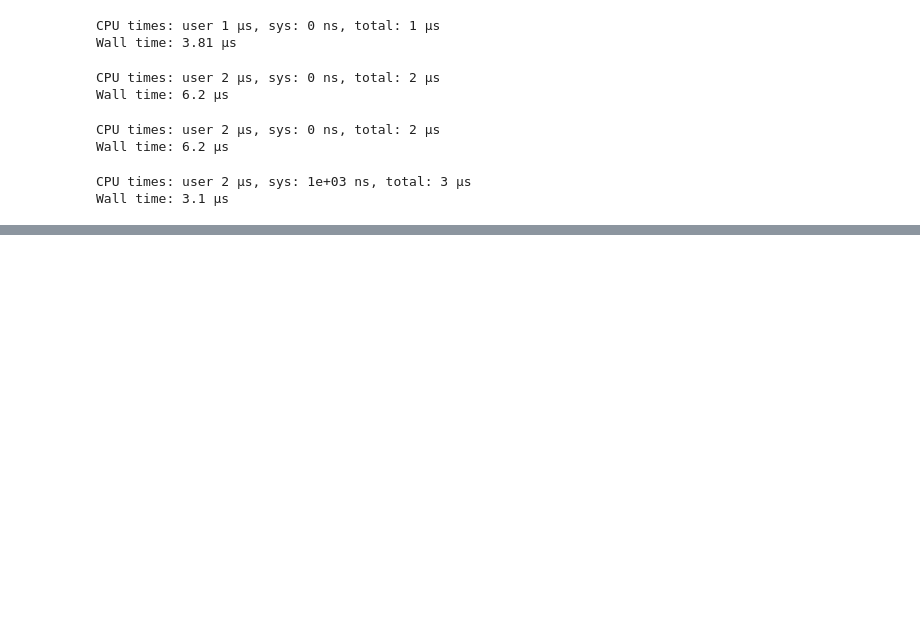
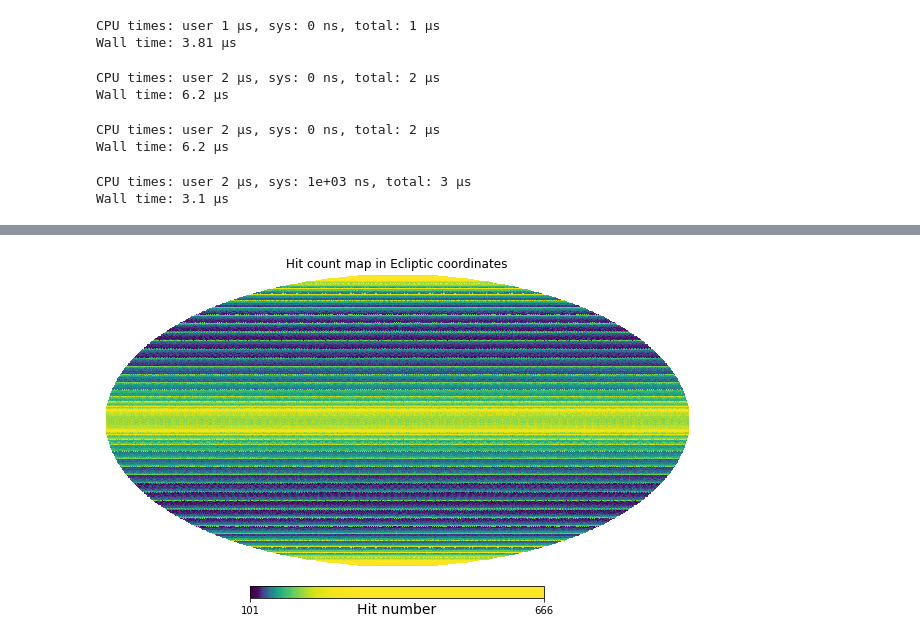
Before and after one commit to yusuke-astro/CMB, a Jupyter notebook: orbit01.ipynb, the cells around one changed output, grey strips where cells are left out. Cells and saved outputs as stored; diff of their text form; code cells hidden in the pictures; blank space fills up the shorter version.

```diff
--- a/orbit01.ipynb
+++ b/orbit01.ipynb
@@ -85,13 +85,6 @@ for i in range(times):
 # %% [output]
 CPU times: user 2 µs, sys: 1e+03 ns, total: 3 µs
 Wall time: 3.1 µs
-# %%
-%time
-for i in range(times):
-    keido = np.arcsin(Vect1deg[2][i])
-    ido = np.arcsin(Vect1deg[1][i]/np.cos(keido))
-    Vect2deg[0].append(keido)
-    Vect2deg[1].append(ido)
 # %%
 %time
 Vect1deg = np.array(Vect1deg)
@@ -102,3 +98,5 @@ np.savetxt('np_savetxt04.txt', I_lu)
 # %%
-hp.mollview(I_lu)
-hp.graticule()
+hp.mollview(I_lu,title="Hit count map in Ecliptic coordinates", unit="Hit number", norm="hist")
+#hp.graticule()
+# %% [output]
+[figure, added]
```
Also changed, not shown: parts of 1 cell of this notebook, 26 other files.
